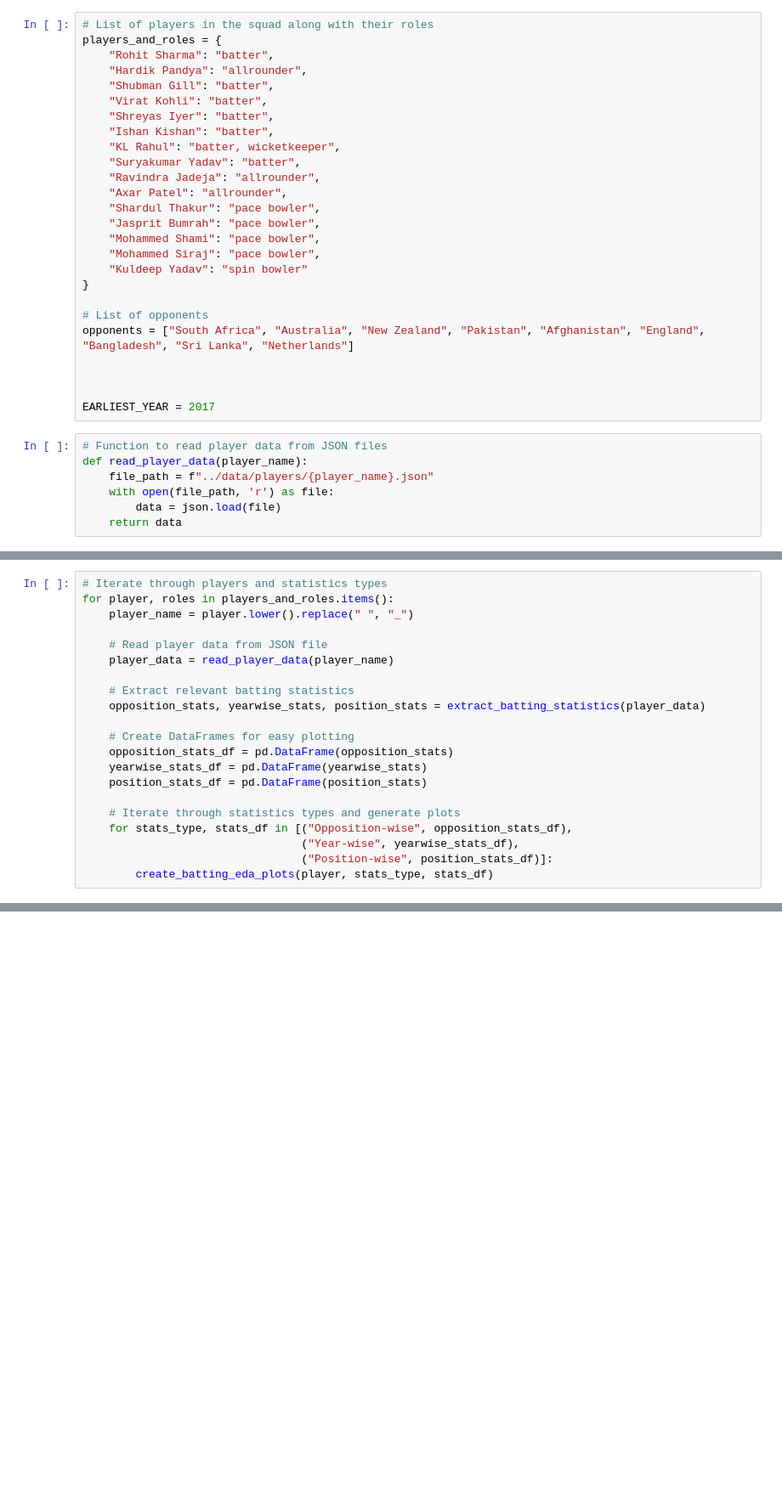
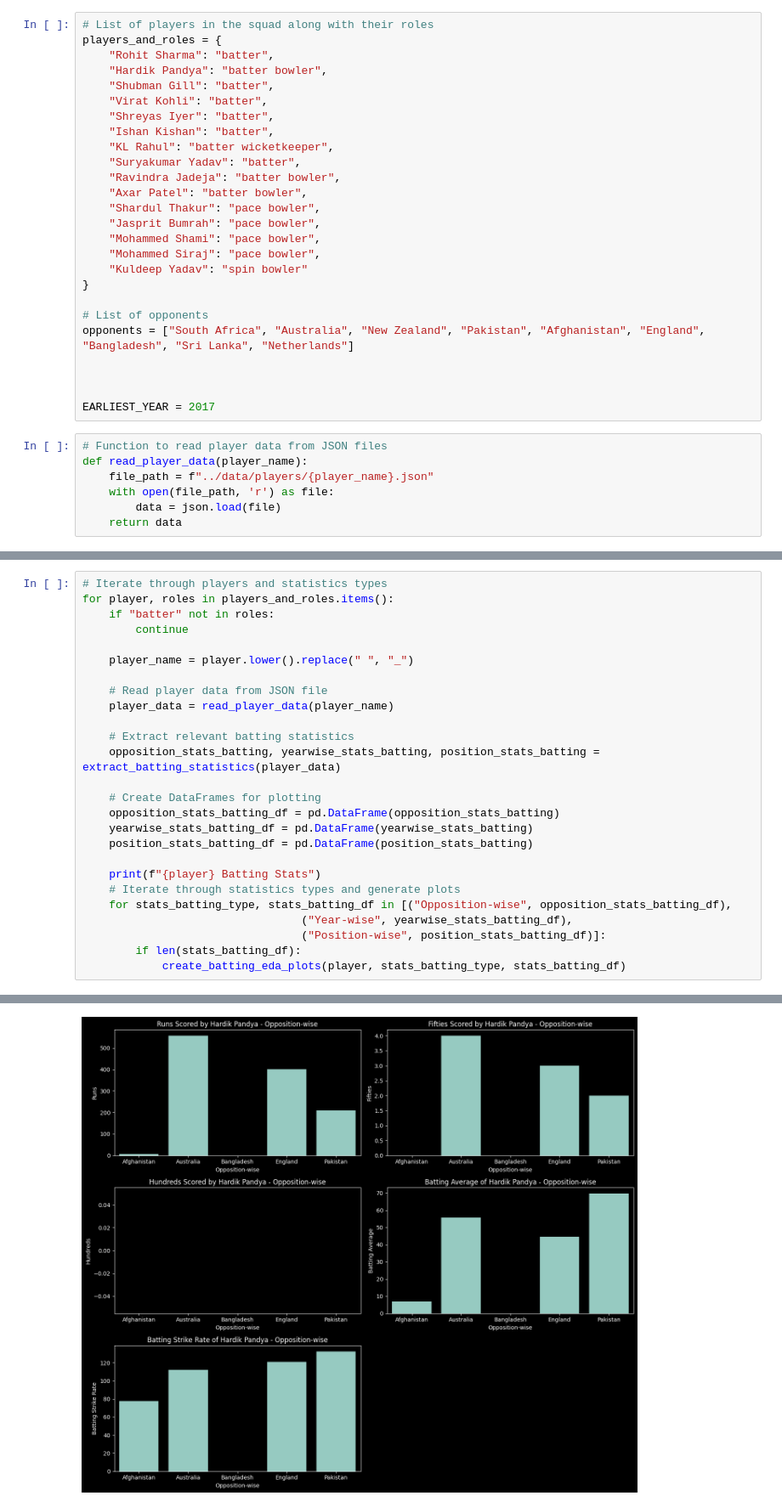
Before and after one commit to himanshu-dutta/cwc23-analysis, a Jupyter notebook: notebooks/eda.ipynb, the cells around one changed output, grey strips where cells are left out. Shown at 85% size. Saved outputs shown, nothing was run; the diff lists cells and outputs as text; blank space fills up the shorter version.

Commit message:
generated separate stats for batters and bowlers

```diff
--- a/notebooks/eda.ipynb
+++ b/notebooks/eda.ipynb
@@ -8,15 +8,15 @@ import seaborn as sns
 # List of players in the squad along with their roles
 players_and_roles = {
     "Rohit Sharma": "batter",
-    "Hardik Pandya": "allrounder",
+    "Hardik Pandya": "batter bowler",
     "Shubman Gill": "batter",
     "Virat Kohli": "batter",
     "Shreyas Iyer": "batter",
     "Ishan Kishan": "batter",
-    "KL Rahul": "batter, wicketkeeper",
+    "KL Rahul": "batter wicketkeeper",
     "Suryakumar Yadav": "batter",
-    "Ravindra Jadeja": "allrounder",
-    "Axar Patel": "allrounder",
+    "Ravindra Jadeja": "batter bowler",
+    "Axar Patel": "batter bowler",
     "Shardul Thakur": "pace bowler",
     "Jasprit Bumrah": "pace bowler",
     "Mohammed Shami": "pace bowler",
@@ -154,22 +229,27 @@ def create_batting_eda_plots(player_name, stats_type, stats_df):
 # %%
 # Iterate through players and statistics types
 for player, roles in players_and_roles.items():
+    if "batter" not in roles:
+        continue
+
     player_name = player.lower().replace(" ", "_")
 
     # Read player data from JSON file
     player_data = read_player_data(player_name)
 
     # Extract relevant batting statistics
-    opposition_stats, yearwise_stats, position_stats = extract_batting_statistics(player_data)
+    opposition_stats_batting, yearwise_stats_batting, position_stats_batting = extract_batting_statistics(player_data)
 
-    # Create DataFrames for easy plotting
-    opposition_stats_df = pd.DataFrame(opposition_stats)
-    yearwise_stats_df = pd.DataFrame(yearwise_stats)
-    position_stats_df = pd.DataFrame(position_stats)
+    # Create DataFrames for plotting
+    opposition_stats_batting_df = pd.DataFrame(opposition_stats_batting)
+    yearwise_stats_batting_df = pd.DataFrame(yearwise_stats_batting)
+    position_stats_batting_df = pd.DataFrame(position_stats_batting)
 
+    print(f"{player} Batting Stats")
     # Iterate through statistics types and generate plots
-    for stats_type, stats_df in [("Opposition-wise", opposition_stats_df),
-                                 ("Year-wise", yearwise_stats_df),
-                                 ("Position-wise", position_stats_df)]:
-        create_batting_eda_plots(player, stats_type, stats_df)
+    for stats_batting_type, stats_batting_df in [("Opposition-wise", opposition_stats_batting_df),
+                                 ("Year-wise", yearwise_stats_batting_df),
+                                 ("Position-wise", position_stats_batting_df)]:
+        if len(stats_batting_df):
+            create_batting_eda_plots(player, stats_batting_type, stats_batting_df)
 # %% [output]
@@ -179,0 +261 @@ TypeError: unsupported operand type(s) for /: 'NoneType' and 'int'
+[figure, added]
```
Also changed, not shown: parts of 9 cells of this notebook.
